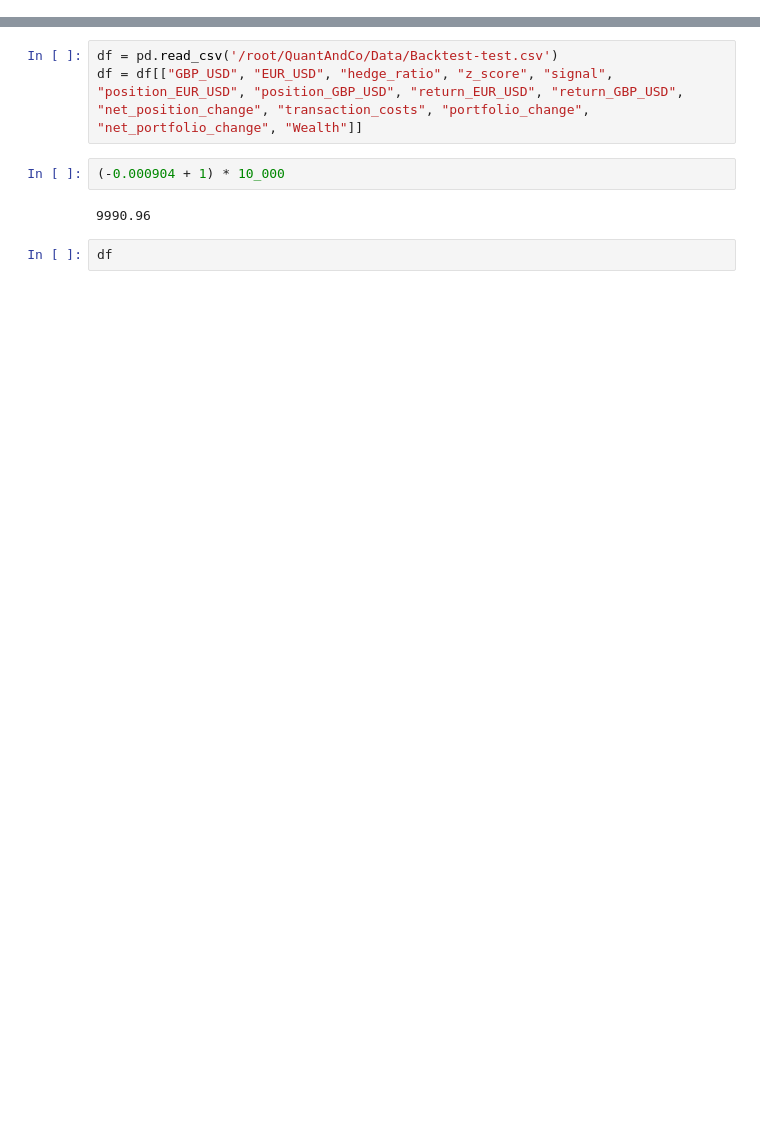
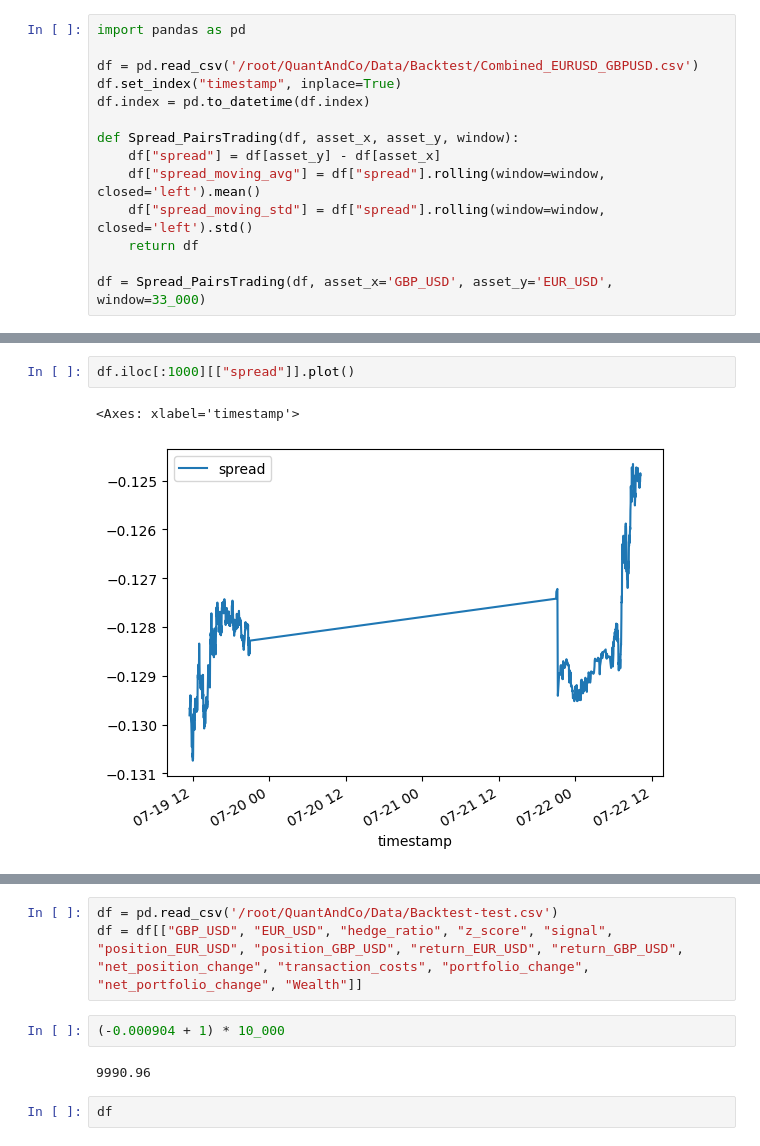
Before and after one commit to vtroude/QuantAndCo, a Jupyter notebook: Research/test.ipynb, the cells around one changed output, grey strips where cells are left out. Saved outputs shown, nothing was run; the diff lists cells and outputs as text; blank space fills up the shorter version.

Commit message:
Vectorized backtesting

```diff
--- a/Research/test.ipynb
+++ b/Research/test.ipynb
@@ -2,0 +1,14 @@ import pandas as pd
+# %%
+import pandas as pd
+
+df = pd.read_csv('/root/QuantAndCo/Data/Backtest/Combined_EURUSD_GBPUSD.csv')
+df.set_index("timestamp", inplace=True)
+df.index = pd.to_datetime(df.index)
+
+def Spread_PairsTrading(df, asset_x, asset_y, window):
+    df["spread"] = df[asset_y] - df[asset_x]
+    df["spread_moving_avg"] = df["spread"].rolling(window=window, closed='left').mean()
+    df["spread_moving_std"] = df["spread"].rolling(window=window, closed='left').std()
+    return df
+
+df = Spread_PairsTrading(df, asset_x='GBP_USD', asset_y='EUR_USD', window=33_000)
@@ -2,0 +53,5 @@ import pandas as pd
+# %%
+df.iloc[:1000][["spread"]].plot()
+# %% [output]
+<Axes: xlabel='timestamp'>
+[figure, added]
```
Also changed, not shown: parts of 39 cells of this notebook, 6 other files.
